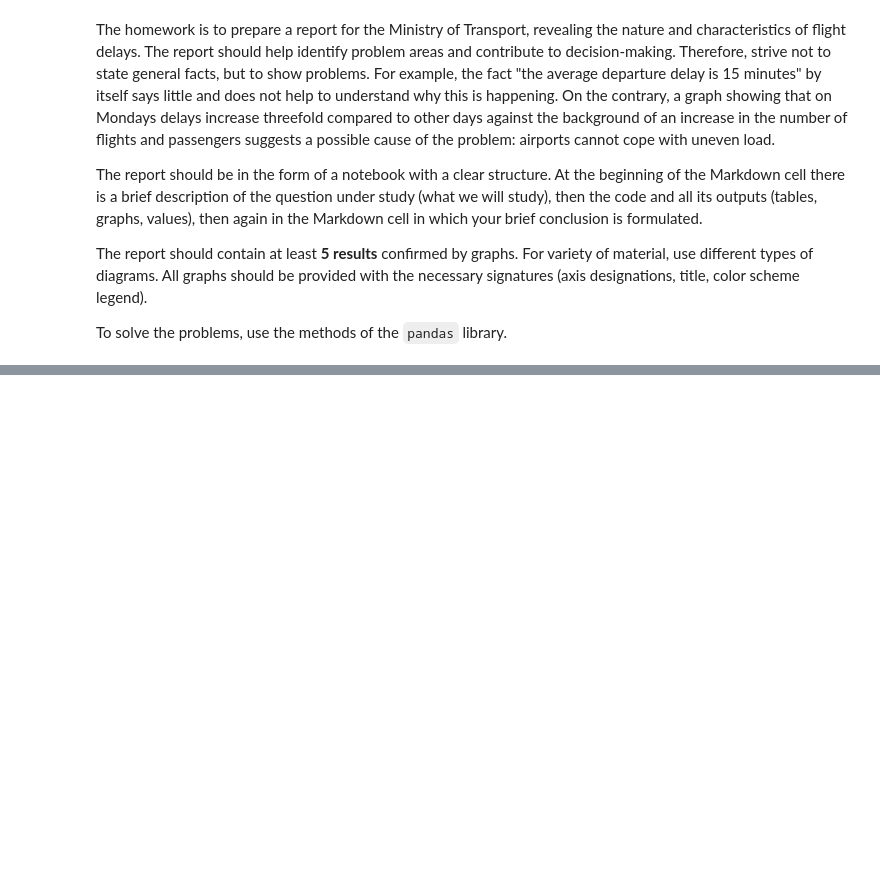
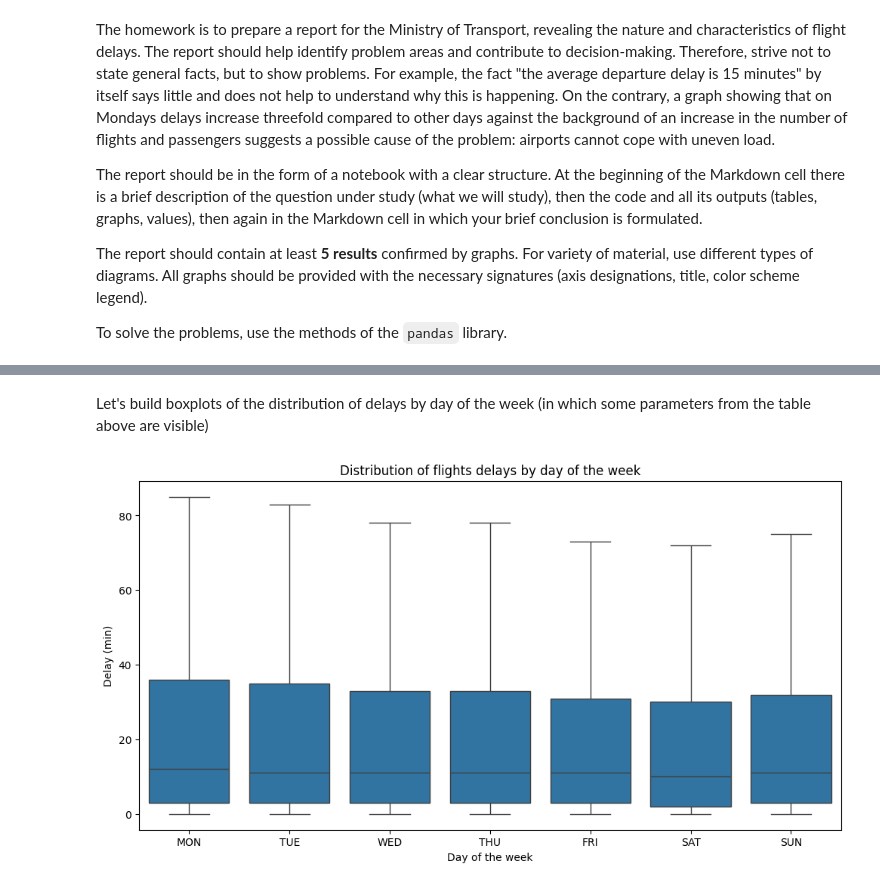
Before and after one commit to serovks/StatPrak_6sem, a Jupyter notebook: hw4.ipynb, the cells around one changed output, grey strips where cells are left out. Saved outputs shown, nothing was run; the diff lists cells and outputs as text; code cells hidden in the pictures; blank space fills up the shorter version.

```diff
--- a/hw4.ipynb
+++ b/hw4.ipynb
@@ -217,0 +47,3 @@ plt.show()
+# %%
+df_mask = df[['DEPARTURE_TIME', 'ARRIVAL_TIME', 'DEPARTURE_DELAY']].isna().any(axis=1)
+df = df.loc[~df_mask]
@@ -217,0 +85,6 @@ plt.show()
+# %%
+df = df[df['DEPARTURE_DELAY'] >= 0]
+df = df[df['ORIGIN_AIRPORT'].str.match(r'^[A-Za-z]{3}$', na=False)] #check 3-letters IATA format
+df = df[df['DESTINATION_AIRPORT'].str.match(r'^[A-Za-z]{3}$', na=False)]
+df = df[(df['TAIL_NUMBER'].str.match(r'^[A-Za-z]', na=False))]
+df.head()
@@ -217,0 +103,17 @@ plt.show()
+# %%
+delays = df.groupby('DAY_OF_WEEK')['DEPARTURE_DELAY'].agg([
+    'mean',
+    'median',
+    'sum',
+    'std',
+    ('Q25', lambda x: x.quantile(0.25)),  # 25-quantile
+    ('Q75', lambda x: x.quantile(0.75)),  # 75-quantile
+    'max', # min = 0
+    'count',
+    ('longer 30 min', lambda x: (x > 30).sum())
+])
+
+days = day_map.values() #sort days
+delays = delays.reindex(days).reset_index()
+
+delays.head(7)
@@ -217,0 +129,21 @@ plt.show()
+# %% [markdown]
+
+Let's build boxplots of the distribution of delays by day of the week (in which some parameters from the table above are visible)
+# %%
+plt.figure(figsize=(12, 6))
+sns.boxplot(
+    x='DAY_OF_WEEK',
+    y='DEPARTURE_DELAY',
+    data= df,
+    order= days,
+    showfliers= False  #hide emissions for readability
+)
+
+plt.title('Distribution of flights delays by day of the week')
+plt.xlabel('Day of the week')
+plt.ylabel('Delay (min)')
+plt.show()
+
+# The maximum value is not as shown in the table due to the limitation of emissions
+# %% [output]
+[figure, added]
```
Also changed, not shown: parts of 45 cells of this notebook.
